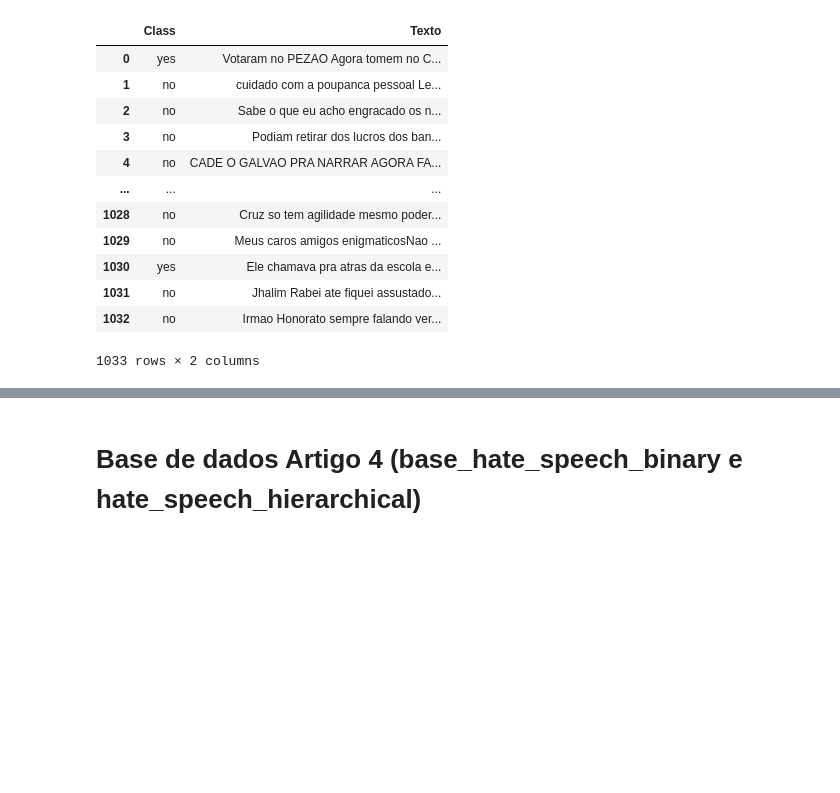
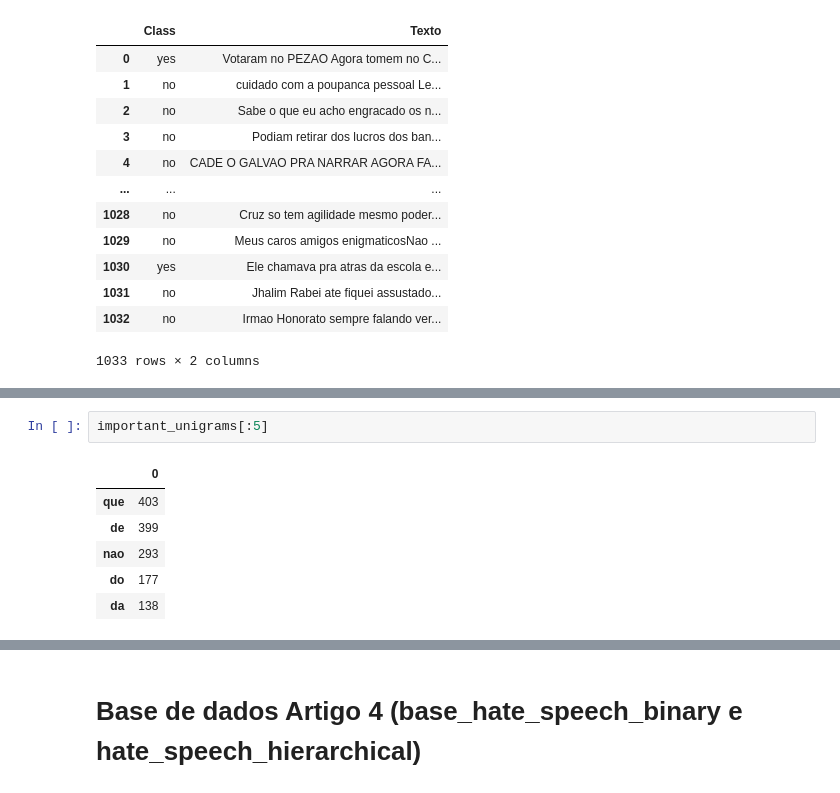
Before and after one commit to GGMmattos/GGMmattos, a Jupyter notebook: PIC_Construção_de_modelos_de_detecção_automática_de_linguagem_ofensiva_e_ou_de_ódio_em_língua_portuguesa_.ipynb, the cells around one changed output, grey strips where cells are left out. Drawn from its saved outputs; the diff is of its cells as text; blank space fills up the shorter version.

```diff
--- a/PIC_Construção_de_modelos_de_detecção_automática_de_linguagem_ofensiva_e_ou_de_ódio_em_língua_portuguesa_.ipynb
+++ b/PIC_Construção_de_modelos_de_detecção_automática_de_linguagem_ofensiva_e_ou_de_ódio_em_língua_portuguesa_.ipynb
@@ -416,0 +582,9 @@ np.unique(base_offcombr3['Class'], return_counts= True)
+# %%
+important_unigrams[:5]
+# %% [output]
+|  | 0 |
+| que | 403 |
+| de | 399 |
+| nao | 293 |
+| do | 177 |
+| da | 138 |
```
Also changed, not shown: parts of 48 cells of this notebook.
